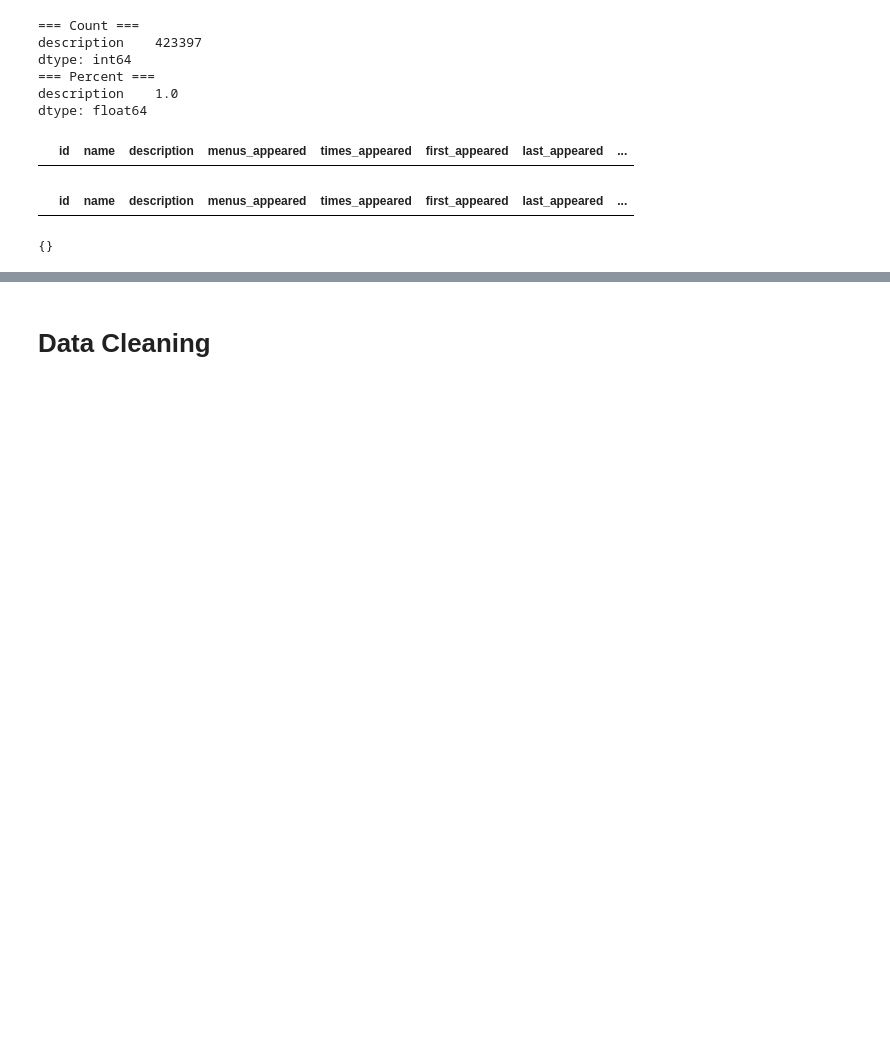
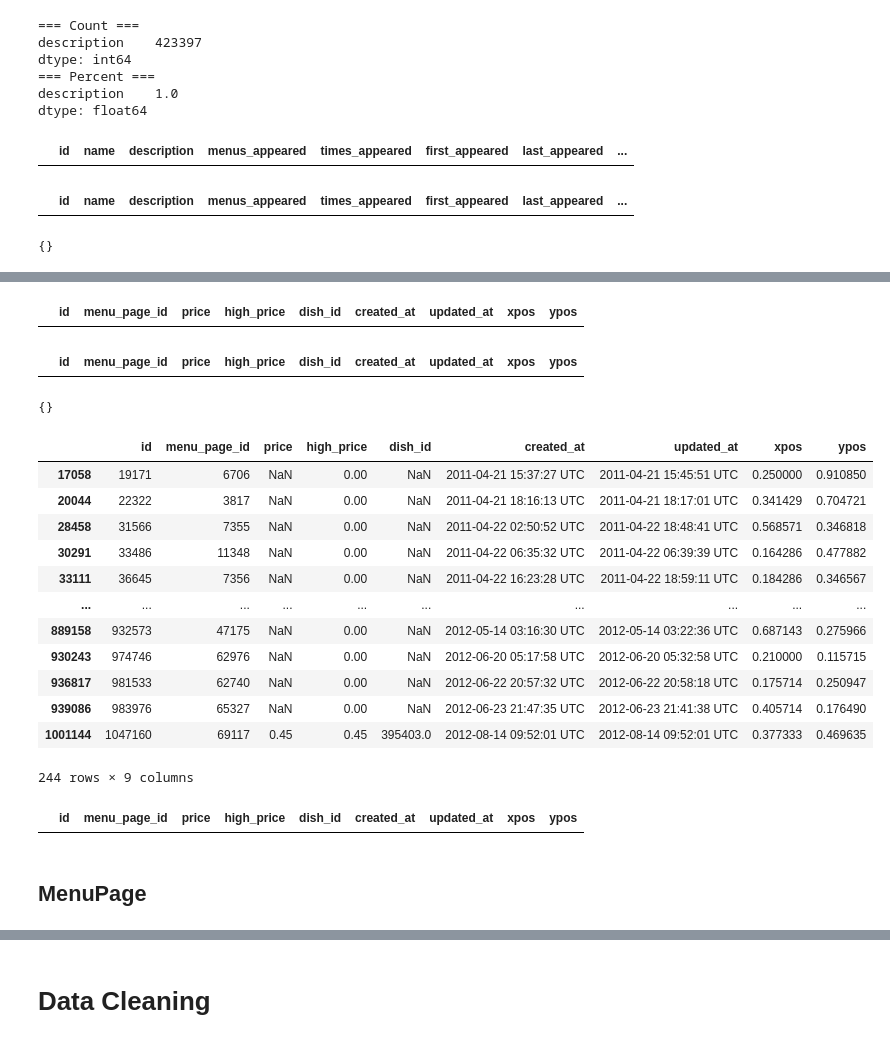
Before and after one commit to aaron68lee/data-cleaning, a Jupyter notebook: data_cleaning.ipynb, the cells around one changed output, grey strips where cells are left out. Saved outputs shown, nothing was run; the diff lists cells and outputs as text; code cells hidden in the pictures; blank space fills up the shorter version.

Commit message:
Adds duplicate rows, FK and PK cleaning verification for MenuPage, MenuItem

```diff
--- a/data_cleaning.ipynb
+++ b/data_cleaning.ipynb
@@ -69,3 +113,9 @@ highest_price     29100
 dtype: int64
 # %% [markdown]
 # Cleaning Verification
+# %%
+parent_folder = 'NYPL-menus-clean'
+# dish = pd.read_csv(f"{parent_folder}/Dish.csv")
+# menu = pd.read_csv(f"{parent_folder}/Menu.csv")
+menu_item_clean = pd.read_csv(f"{parent_folder}/MenuItem.csv")
+menu_page_clean = pd.read_csv(f"{parent_folder}/MenuPage.csv")
@@ -108,0 +186,43 @@ ic3_violations
+# %%
+# IC Violations and Constraints
+
+# check for duplicate rows
+df = menu_item_clean
+dups = df[df.duplicated(subset=['id'], keep=False)]
+display(dups)
+
+# FK and PK
+# PK Verification
+counts = df.groupby('id')['id'].nunique()
+bad_id = counts[counts > 1].index
+bad_df = df[df['id'].isin(bad_id)]
+display(bad_df)
+
+pk_violations = bad_df.groupby(['id', 'id']).size().to_dict()
+display(pk_violations)
+
+# FK Verification
+bad_fk_menu_item_to_dish = df[~df["dish_id"].isin(dish["id"])]
+bad_fk_menu_item_to_menu_page = df[~df["menu_page_id"].isin(menu_page["id"])]
+display(bad_fk_menu_item_to_dish)
+display(bad_fk_menu_item_to_menu_page)
+# %% [output]
+|  | id | menu_page_id | price | high_price | dish_id | created_at | updated_at | xpos | ypos |
+|  | id | menu_page_id | price | high_price | dish_id | created_at | updated_at | xpos | ypos |
+{}
+|  | id | menu_page_id | price | high_price | dish_id | created_at | updated_at | xpos | ypos |
+| 17058 | 19171 | 6706 | NaN | 0.00 | NaN | 2011-04-21 15:37:27 UTC | 2011-04-21 15:45:51 UTC | 0.250000 | 0.910850 |
+| 20044 | 22322 | 3817 | NaN | 0.00 | NaN | 2011-04-21 18:16:13 UTC | 2011-04-21 18:17:01 UTC | 0.341429 | 0.704721 |
+| 28458 | 31566 | 7355 | NaN | 0.00 | NaN | 2011-04-22 02:50:52 UTC | 2011-04-22 18:48:41 UTC | 0.568571 | 0.346818 |
+| 30291 | 33486 | 11348 | NaN | 0.00 | NaN | 2011-04-22 06:35:32 UTC | 2011-04-22 06:39:39 UTC | 0.164286 | 0.477882 |
+| 33111 | 36645 | 7356 | NaN | 0.00 | NaN | 2011-04-22 16:23:28 UTC | 2011-04-22 18:59:11 UTC | 0.184286 | 0.346567 |
+| ... | ... | ... | ... | ... | ... | ... | ... | ... | ... |
+| 889158 | 932573 | 47175 | NaN | 0.00 | NaN | 2012-05-14 03:16:30 UTC | 2012-05-14 03:22:36 UTC | 0.687143 | 0.275966 |
+| 930243 | 974746 | 62976 | NaN | 0.00 | NaN | 2012-06-20 05:17:58 UTC | 2012-06-20 05:32:58 UTC | 0.210000 | 0.115715 |
+| 936817 | 981533 | 62740 | NaN | 0.00 | NaN | 2012-06-22 20:57:32 UTC | 2012-06-22 20:58:18 UTC | 0.175714 | 0.250947 |
+| 939086 | 983976 | 65327 | NaN | 0.00 | NaN | 2012-06-23 21:47:35 UTC | 2012-06-23 21:41:38 UTC | 0.405714 | 0.176490 |
+| 1001144 | 1047160 | 69117 | 0.45 | 0.45 | 395403.0 | 2012-08-14 09:52:01 UTC | 2012-08-14 09:52:01 UTC | 0.377333 | 0.469635 |
+244 rows × 9 columns
+|  | id | menu_page_id | price | high_price | dish_id | created_at | updated_at | xpos | ypos |
+# %% [markdown]
+## MenuPage
```
Also changed, not shown: parts of 7 cells of this notebook, 1 other file.
